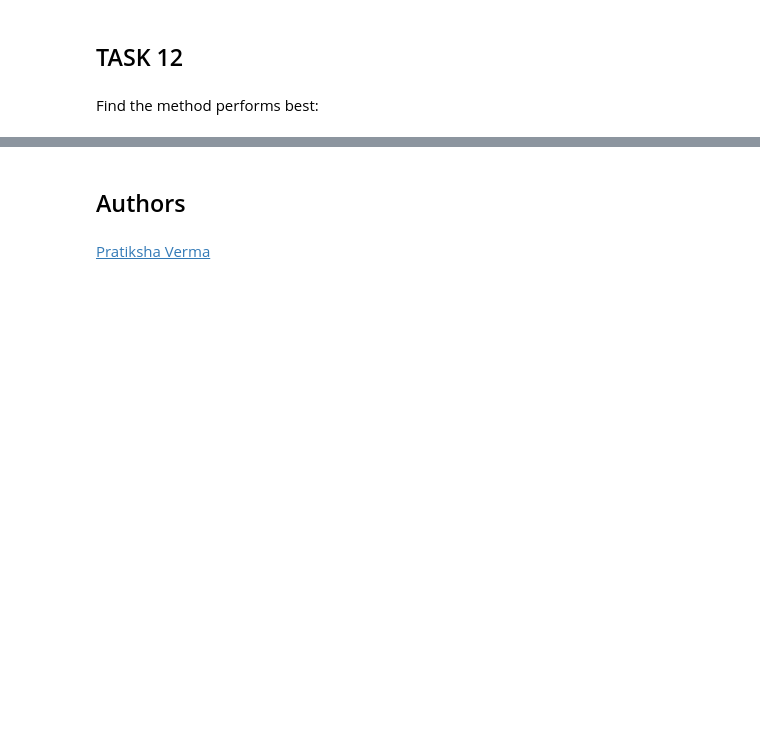
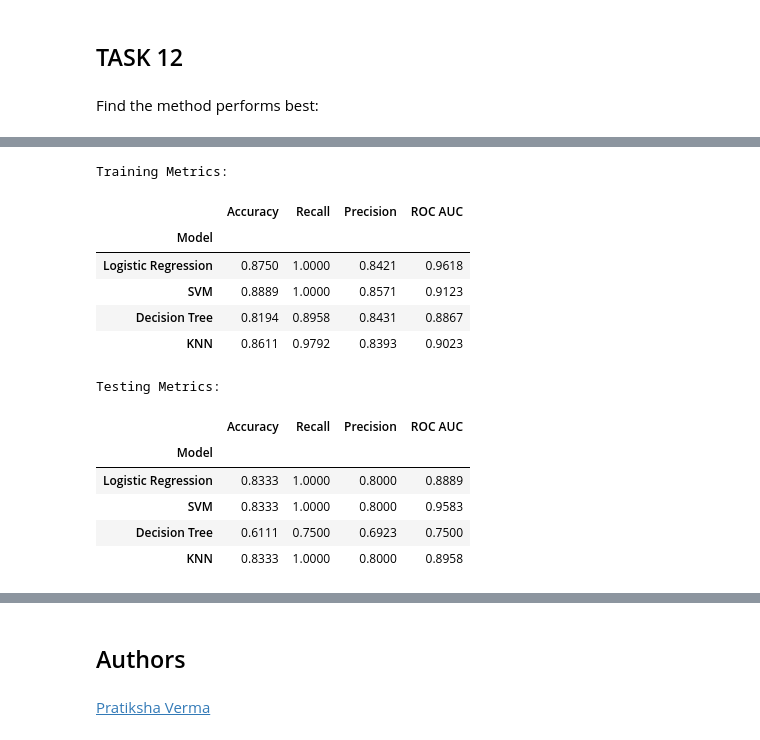
Before and after one commit to 6760525/ads, a Jupyter notebook: SpaceX_Machine_Learning_Prediction_Part_5.jupyterlite.ipynb, the cells around one changed output, grey strips where cells are left out. Cells and saved outputs as stored; diff of their text form; code cells hidden in the pictures; blank space fills up the shorter version.

```diff
--- a/SpaceX_Machine_Learning_Prediction_Part_5.jupyterlite.ipynb
+++ b/SpaceX_Machine_Learning_Prediction_Part_5.jupyterlite.ipynb
@@ -349,0 +393,68 @@ Find the method performs best:
+# %%
+from sklearn.metrics import accuracy_score, recall_score, precision_score, roc_auc_score
+
+def highlight_max(s):
+    is_max = s == s.max()
+    return ['background-color: green' if v else '' for v in is_max]
+
+# Dictionaries to store metrics
+train_metrics = {'Model': [], 'Accuracy': [], 'Recall': [], 'Precision': [], 'ROC AUC': []}
+test_metrics = {'Model': [], 'Accuracy': [], 'Recall': [], 'Precision': [], 'ROC AUC': []}
+
+for m in models:
+    # Predictions for train and test
+    y_train_pred = models[m].predict(X_train)
+    y_test_pred = models[m].predict(X_test)
+
+    # True positive rates and AUC scores might require probability estimates or decision function, depending on model
+    y_train_prob = models[m].predict_proba(X_train)[:, 1] if hasattr(models[m], 'predict_proba') else models[m].decision_function(X_train)
+    y_test_prob = models[m].predict_proba(X_test)[:, 1] if hasattr(models[m], 'predict_proba') else models[m].decision_function(X_test)
+
+    # Calculate metrics for train
+    train_accuracy = accuracy_score(Y_train, y_train_pred)
+    train_recall = recall_score(Y_train, y_train_pred)
+    train_precision = precision_score(Y_train, y_train_pred)
+    train_roc_auc = roc_auc_score(Y_train, y_train_prob)
+
+    train_metrics['Model'].append(m)
+    train_metrics['Accuracy'].append(train_accuracy)
+    train_metrics['Recall'].append(train_recall)
+    train_metrics['Precision'].append(train_precision)
+    train_metrics['ROC AUC'].append(train_roc_auc)
+
+    # Calculate metrics for test
+    test_accuracy = accuracy_score(Y_test, y_test_pred)
+    test_recall = recall_score(Y_test, y_test_pred)
+    test_precision = precision_score(Y_test, y_test_pred)
+    test_roc_auc = roc_auc_score(Y_test, y_test_prob)
+
+    test_metrics['Model'].append(m)
+    test_metrics['Accuracy'].append(test_accuracy)
+    test_metrics['Recall'].append(test_recall)
+    test_metrics['Precision'].append(test_precision)
+    test_metrics['ROC AUC'].append(test_roc_auc)
+
+# Convert to DataFrame
+train_df = pd.DataFrame(train_metrics).set_index('Model')
+test_df = pd.DataFrame(test_metrics).set_index('Model')
+
+# Display the dataframes
+print("Training Metrics:")
+display(train_df.style.format('{:.4f}').apply(highlight_max))
+print("\nTesting Metrics:")
+display(test_df.style.format('{:.4f}').apply(highlight_max))
+# %% [output]
+Training Metrics:
+|  | Accuracy | Recall | Precision | ROC AUC |
+| Model |  |  |  |  |
+| Logistic Regression | 0.8750 | 1.0000 | 0.8421 | 0.9618 |
+| SVM | 0.8889 | 1.0000 | 0.8571 | 0.9123 |
+| Decision Tree | 0.8194 | 0.8958 | 0.8431 | 0.8867 |
+| KNN | 0.8611 | 0.9792 | 0.8393 | 0.9023 |
+Testing Metrics:
+|  | Accuracy | Recall | Precision | ROC AUC |
+| Model |  |  |  |  |
+| Logistic Regression | 0.8333 | 1.0000 | 0.8000 | 0.8889 |
+| SVM | 0.8333 | 1.0000 | 0.8000 | 0.9583 |
+| Decision Tree | 0.6111 | 0.7500 | 0.6923 | 0.7500 |
+| KNN | 0.8333 | 1.0000 | 0.8000 | 0.8958 |
```
Also changed, not shown: parts of 11 cells of this notebook.
